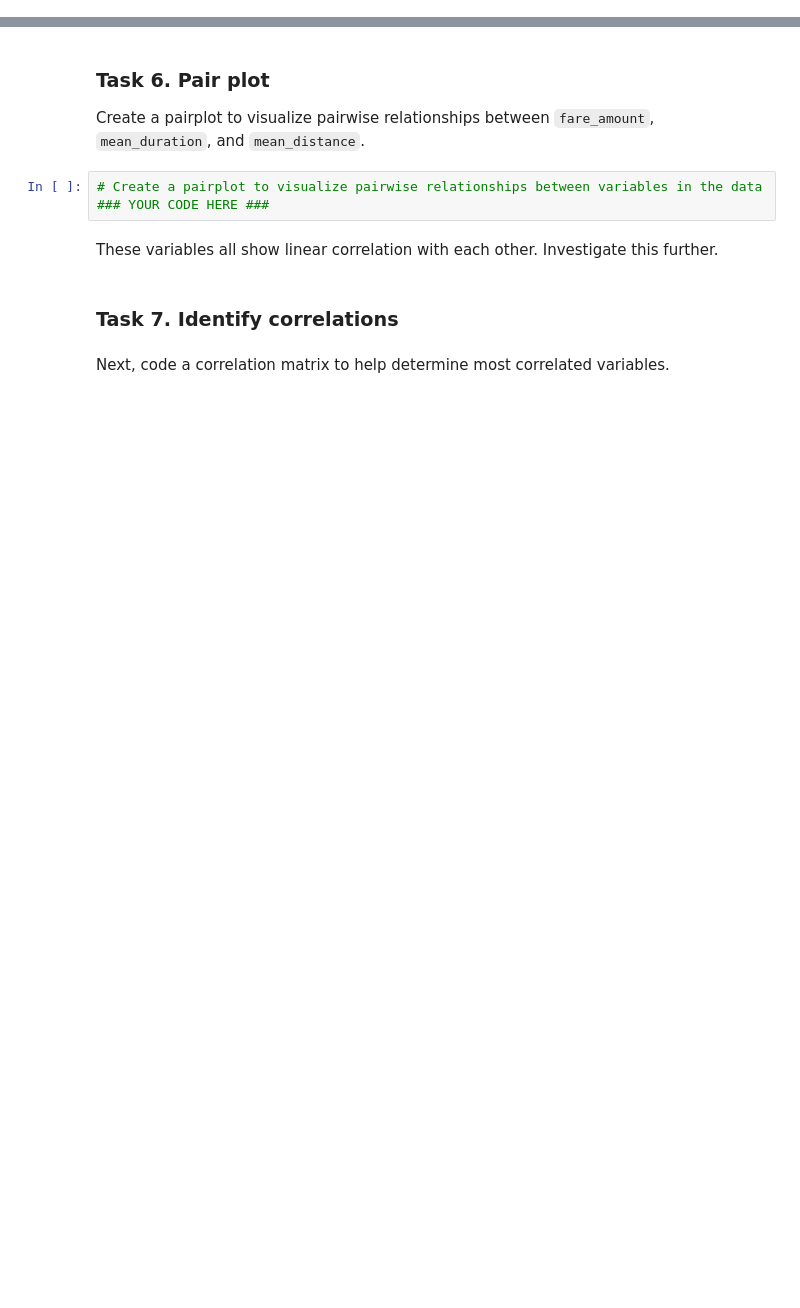
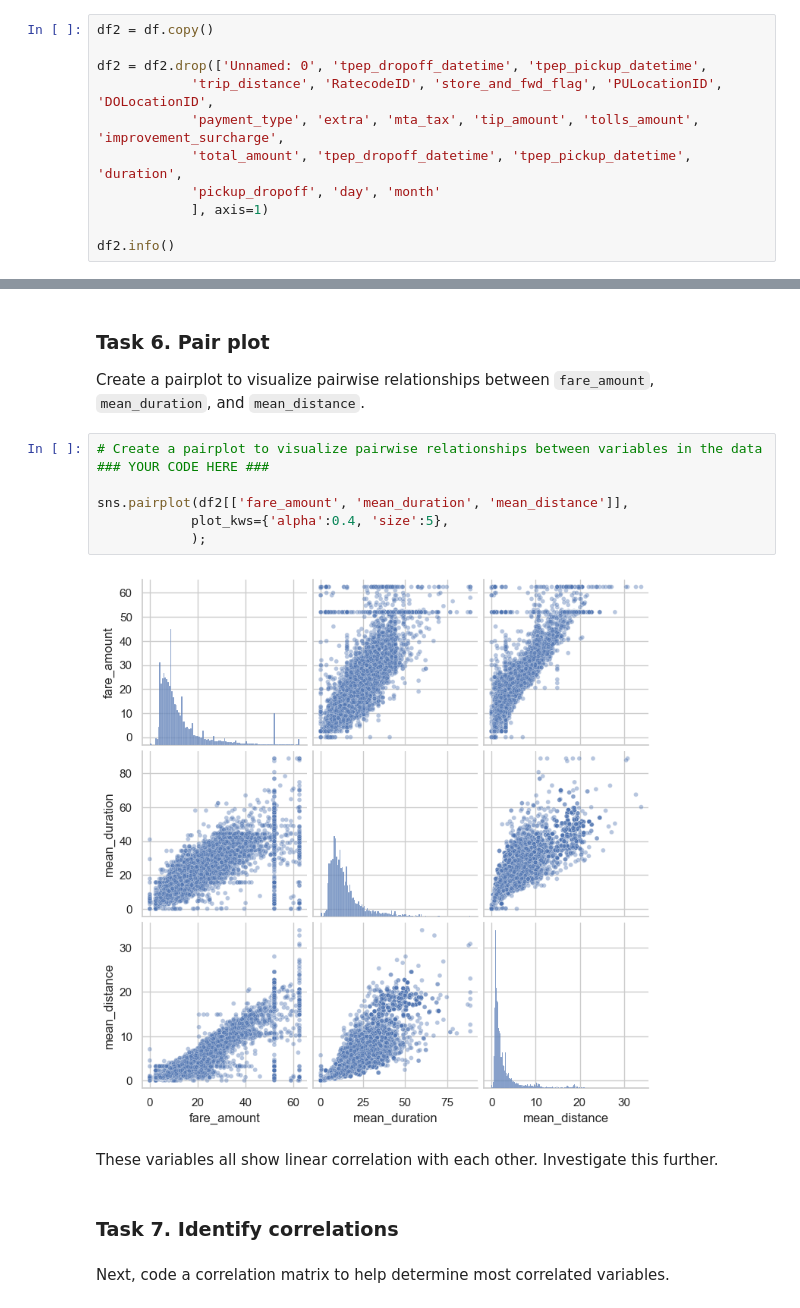
Before and after one commit to DavidAndres6870/AutomatidataScenario, a Jupyter notebook: course 5/Activity_ Course 5 Automatidata project lab.ipynb, the cells around one changed output, grey strips where cells are left out. Cells and saved outputs as stored; diff of their text form; blank space fills up the shorter version.

```diff
--- a/course 5/Activity_ Course 5 Automatidata project lab.ipynb
+++ b/course 5/Activity_ Course 5 Automatidata project lab.ipynb
@@ -416,0 +741,11 @@ Drop features that are redundant, irrelevant, or that will not be available in a
+# %%
+df2 = df.copy()
+
+df2 = df2.drop(['Unnamed: 0', 'tpep_dropoff_datetime', 'tpep_pickup_datetime',
+            'trip_distance', 'RatecodeID', 'store_and_fwd_flag', 'PULocationID', 'DOLocationID',
+            'payment_type', 'extra', 'mta_tax', 'tip_amount', 'tolls_amount', 'improvement_surcharge',
+            'total_amount', 'tpep_dropoff_datetime', 'tpep_pickup_datetime', 'duration',
+            'pickup_dropoff', 'day', 'month'
+            ], axis=1)
+
+df2.info()
@@ -421,6 +770,12 @@ Create a pairplot to visualize pairwise relationships between `fare_amount`, `me
 # %%
 # Create a pairplot to visualize pairwise relationships between variables in the data
 ### YOUR CODE HERE ###
+
+sns.pairplot(df2[['fare_amount', 'mean_duration', 'mean_distance']],
+            plot_kws={'alpha':0.4, 'size':5},
+            );
+# %% [output]
+[figure, added]
 # %% [markdown]
 These variables all show linear correlation with each other. Investigate this further.
 # %% [markdown]
```
Also changed, not shown: parts of 114 cells of this notebook.
